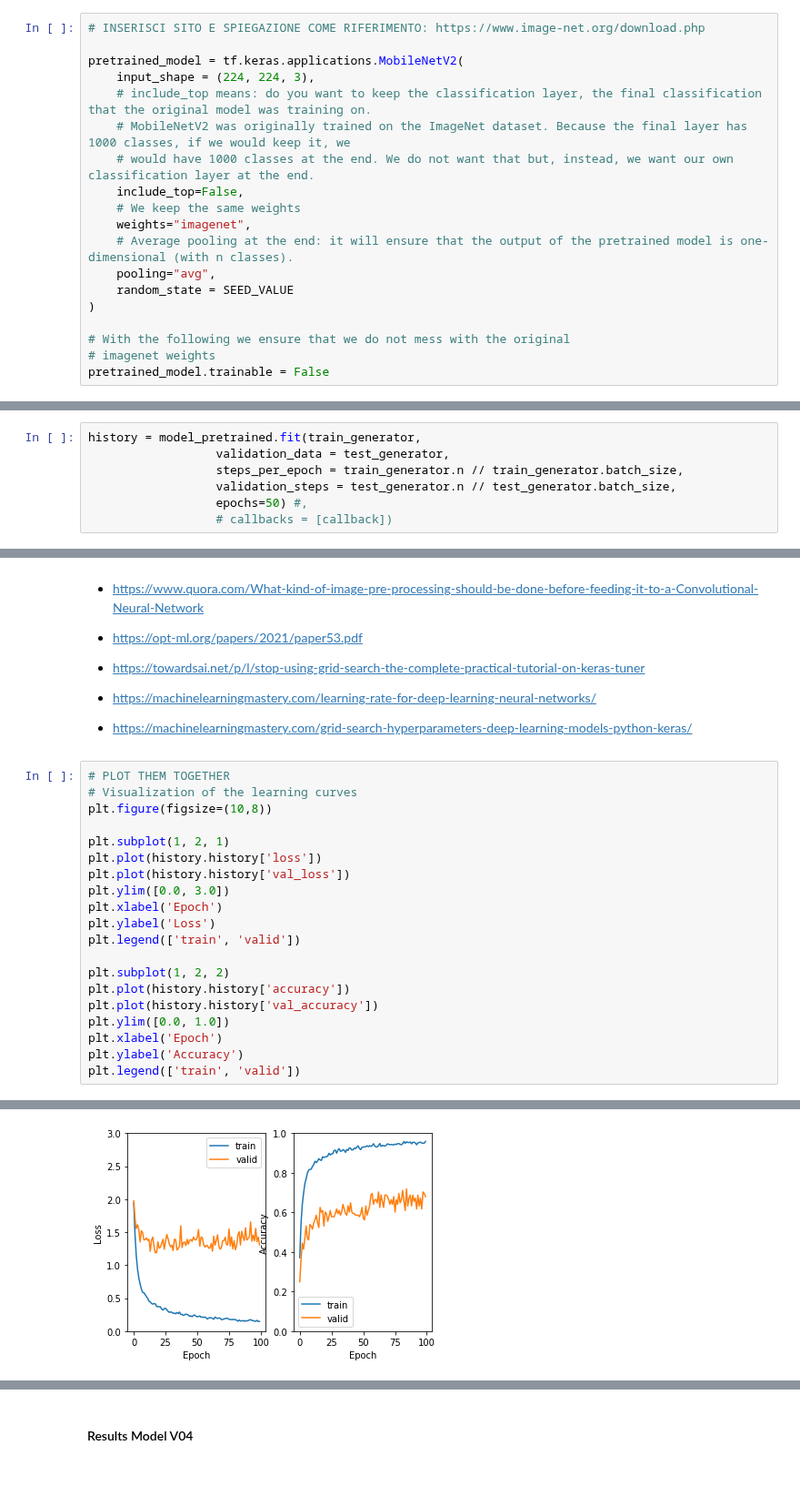
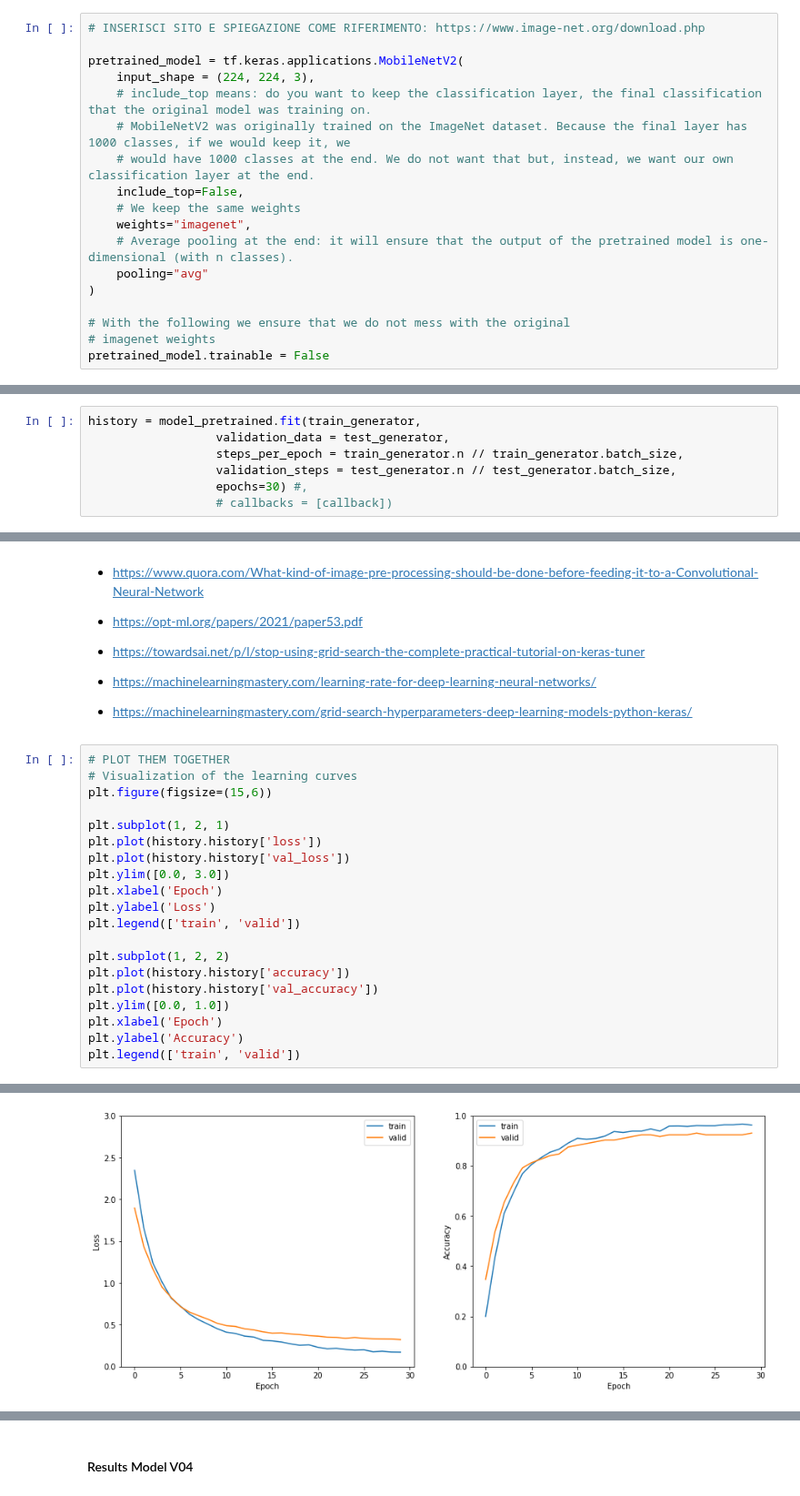
Before and after one commit to alessandro-maccario/DeepLearning-FoodRecognition, a Jupyter notebook: 1_FoDL_Food_Image_Classification_Model_Training.ipynb, the cells around one changed output, grey strips where cells are left out. Shown at 91% size. Cells and saved outputs as stored; diff of their text form.

```diff
--- a/1_FoDL_Food_Image_Classification_Model_Training.ipynb
+++ b/1_FoDL_Food_Image_Classification_Model_Training.ipynb
@@ -651,8 +670,7 @@ pretrained_model = tf.keras.applications.MobileNetV2(
     # We keep the same weights
     weights="imagenet",
     # Average pooling at the end: it will ensure that the output of the pretrained model is one-dimensional (with n classes).
-    pooling="avg",
-    random_state = SEED_VALUE
+    pooling="avg"
 )
 
 # With the following we ensure that we do not mess with the original
@@ -717,6 +735,6 @@ history = model_pretrained.fit(train_generator,
                   validation_data = test_generator,
                   steps_per_epoch = train_generator.n // train_generator.batch_size,
                   validation_steps = test_generator.n // test_generator.batch_size,
-                  epochs=50) #,
+                  epochs=30) #,
                   # callbacks = [callback])
 # %% [output]
@@ -768,23 +785,23 @@ BEST:
 # %%
 # PLOT THEM TOGETHER
 # Visualization of the learning curves
-plt.figure(figsize=(10,8))
+plt.figure(figsize=(15,6))
 
 plt.subplot(1, 2, 1)
 plt.plot(history.history['loss'])
 plt.plot(history.history['val_loss'])
 plt.ylim([0.0, 3.0])
 plt.xlabel('Epoch')
 plt.ylabel('Loss')
 plt.legend(['train', 'valid'])
 
 plt.subplot(1, 2, 2)
 plt.plot(history.history['accuracy'])
 plt.plot(history.history['val_accuracy'])
 plt.ylim([0.0, 1.0])
 plt.xlabel('Epoch')
 plt.ylabel('Accuracy')
 plt.legend(['train', 'valid'])
 # %% [output]
 <matplotlib.legend.Legend at 0x...>
-[figure, old version]
+[figure, new version]
```
Also changed, not shown: parts of 31 cells of this notebook.
